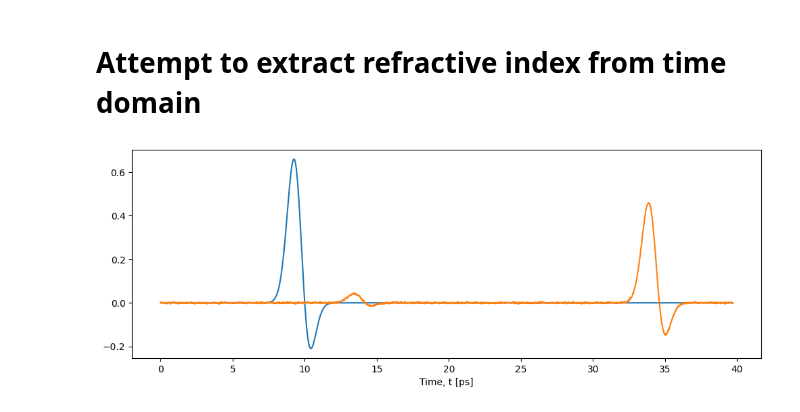
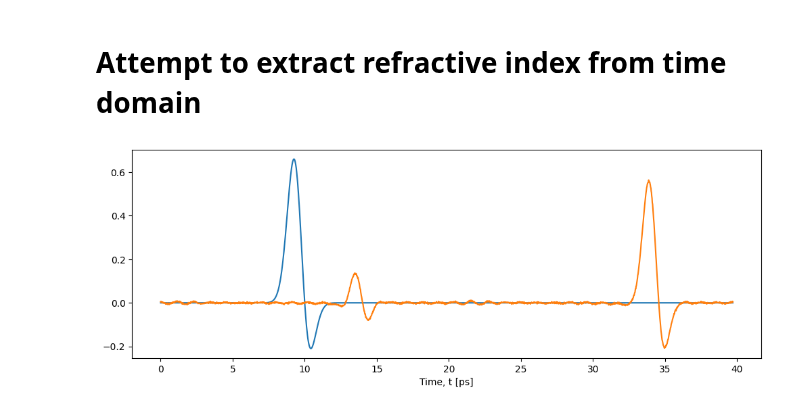
Before and after one commit to tls54/THz-TDS, a Jupyter notebook: Transfer Matrix Method/Time_domain_extraction.ipynb, the cells around one changed output. Drawn from its saved outputs; the diff is of its cells as text; code cells hidden in the pictures.

```diff
--- a/Transfer Matrix Method/Time_domain_extraction.ipynb
+++ b/Transfer Matrix Method/Time_domain_extraction.ipynb
@@ -10,26 +10,26 @@ from TimeDomain_extractor import TimeDomainExtractor
 # %%
 # Define simulation parameters
 deltat = 0.0194e-12  # Time step
 L = 2**11  # Number of time points
 
 # Generate reference pulse
 reference_pulse = simulate_reference(L, deltat)
 
 # Experimental material parameters (ground truth)
-material_params_exp = [(3.46, 3 * 1e-3)]
+material_params_exp = [(3.46+0.01j, 3 * 1e-3)]
 
 # Simulate the experimental data
 t_axis = np.arange(0, L * deltat, deltat)
 _, experimental_pulse = simulate_parallel(reference_pulse, material_params_exp, deltat, noise_level=0.002)
 experimental_pulse = experimental_pulse[:L]
 
 
 plt.figure(figsize=(12,4))
 plt.plot(t_axis*1e12, reference_pulse)
 plt.plot(t_axis*1e12, experimental_pulse.detach().cpu().numpy())
 plt.xlabel('Time, t [ps]')
 plt.show()
 # %% [output]
-[figure, old version]
+[figure, new version]
 # %%
 # Initial guesses
```
Also changed, not shown: parts of 5 cells of this notebook, 1 other file.
